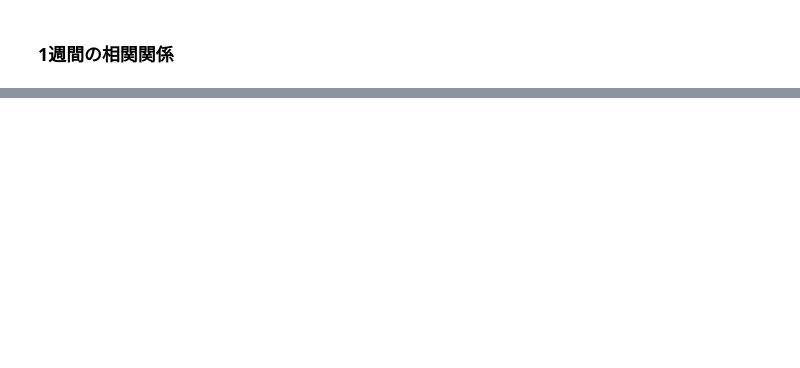
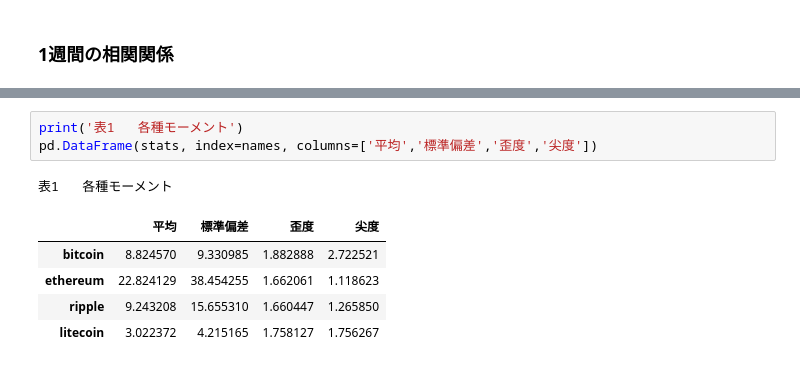
Before and after one commit to Arahabica/CryptoCoinAnalyze, a Jupyter notebook: analyze.ipynb, the cells around one changed output, grey strips where cells are left out. Saved outputs shown, nothing was run; the diff lists cells and outputs as text; blank space fills up the shorter version.

```diff
--- a/analyze.ipynb
+++ b/analyze.ipynb
@@ -106,0 +136,10 @@ data[-7:].corr()
+# %%
+print('表1   各種モーメント')
+pd.DataFrame(stats, index=names, columns=['平均','標準偏差','歪度','尖度'])
+# %% [output]
+表1   各種モーメント
+|  | 平均 | 標準偏差 | 歪度 | 尖度 |
+| bitcoin | 8.824570 | 9.330985 | 1.882888 | 2.722521 |
+| ethereum | 22.824129 | 38.454255 | 1.662061 | 1.118623 |
+| ripple | 9.243208 | 15.655310 | 1.660447 | 1.265850 |
+| litecoin | 3.022372 | 4.215165 | 1.758127 | 1.756267 |
```
Also changed, not shown: parts of 6 cells of this notebook.
